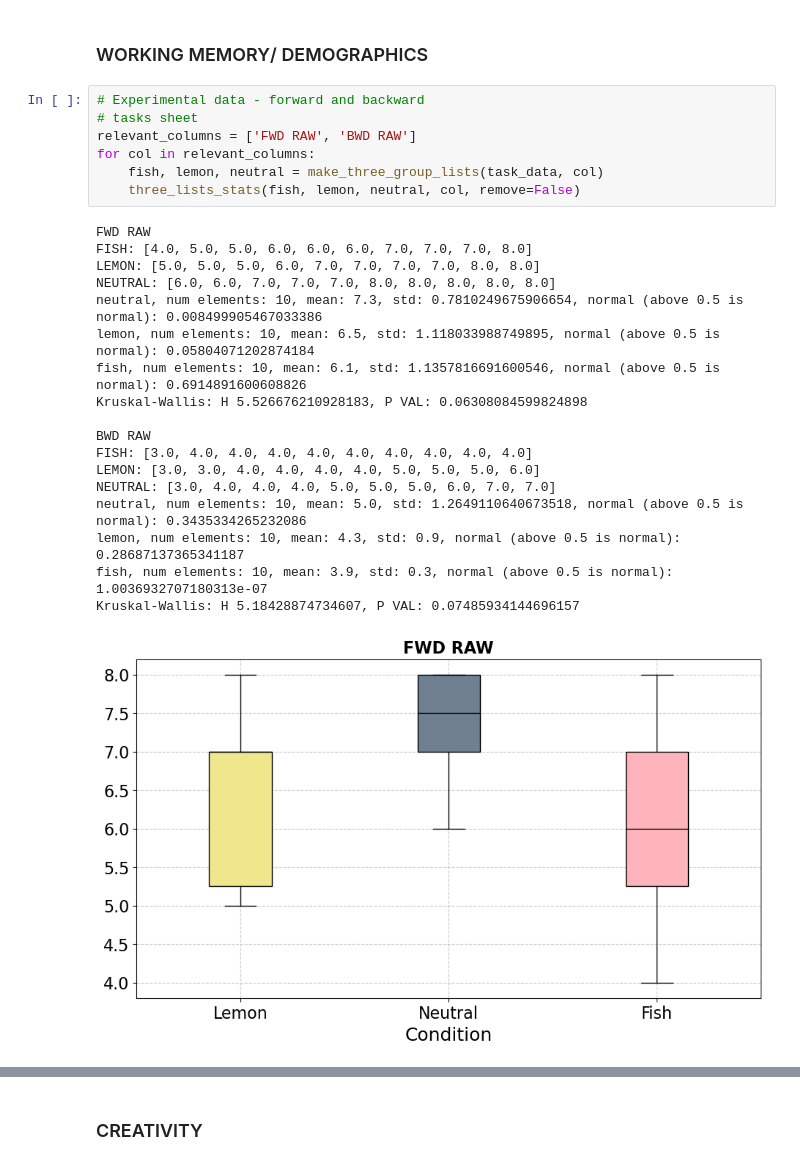
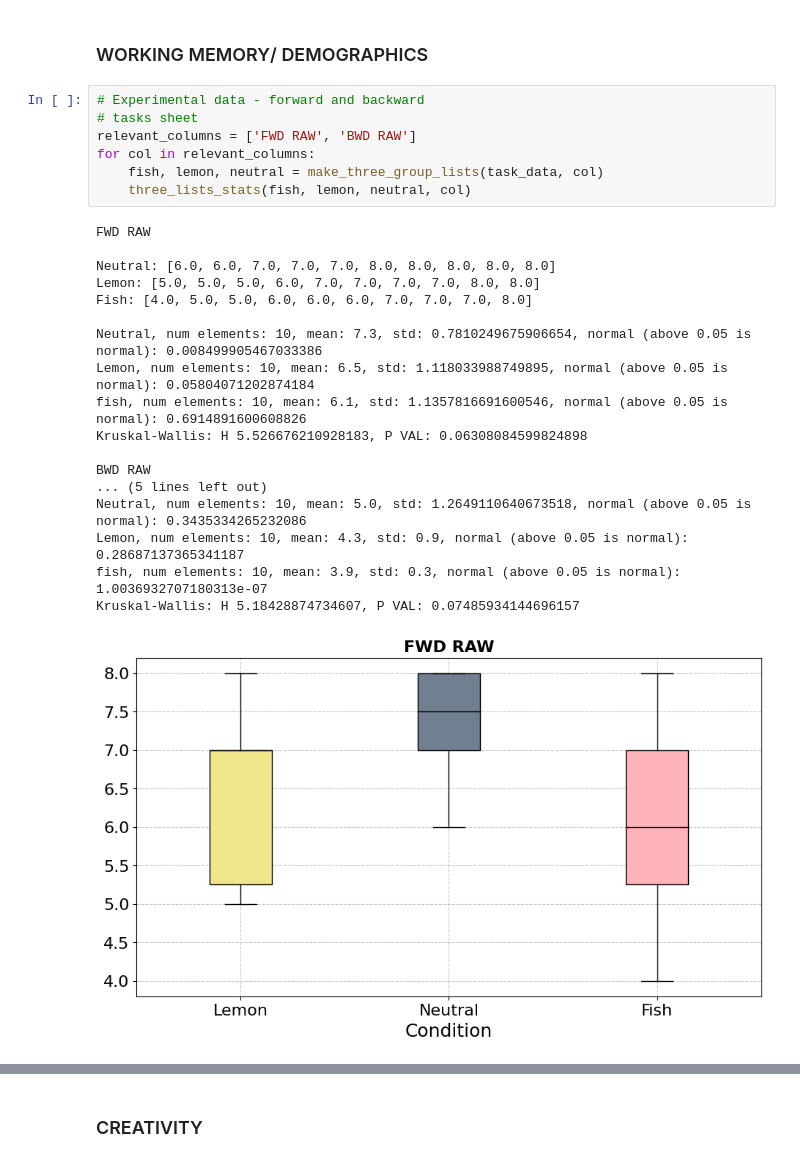
Before and after one commit to birkenstonks/smell_study_replication_package, a Jupyter notebook: rq4_cognitive_processes.ipynb, the cells around one changed output, grey strips where cells are left out. Drawn from its saved outputs; the diff is of its cells as text.

```diff
--- a/rq4_cognitive_processes.ipynb
+++ b/rq4_cognitive_processes.ipynb
@@ -13,26 +13,26 @@ mood_data = pd.read_excel("Experimental_Data_revised.xlsx", "Mood")
 # %%
 # Experimental data - forward and backward
 # tasks sheet
 relevant_columns = ['FWD RAW', 'BWD RAW']
 for col in relevant_columns:
     fish, lemon, neutral = make_three_group_lists(task_data, col)
-    three_lists_stats(fish, lemon, neutral, col, remove=False)
+    three_lists_stats(fish, lemon, neutral, col)
 # %% [output]
 FWD RAW
-FISH: [4.0, 5.0, 5.0, 6.0, 6.0, 6.0, 7.0, 7.0, 7.0, 8.0]
-LEMON: [5.0, 5.0, 5.0, 6.0, 7.0, 7.0, 7.0, 7.0, 8.0, 8.0]
-NEUTRAL: [6.0, 6.0, 7.0, 7.0, 7.0, 8.0, 8.0, 8.0, 8.0, 8.0]
-neutral, num elements: 10, mean: 7.3, std: 0.7810249675906654, normal (above 0.5 is normal): 0.008499905467033386
-lemon, num elements: 10, mean: 6.5, std: 1.118033988749895, normal (above 0.5 is normal): 0.05804071202874184
-fish, num elements: 10, mean: 6.1, std: 1.1357816691600546, normal (above 0.5 is normal): 0.6914891600608826
+
+Neutral: [6.0, 6.0, 7.0, 7.0, 7.0, 8.0, 8.0, 8.0, 8.0, 8.0]
+Lemon: [5.0, 5.0, 5.0, 6.0, 7.0, 7.0, 7.0, 7.0, 8.0, 8.0]
+Fish: [4.0, 5.0, 5.0, 6.0, 6.0, 6.0, 7.0, 7.0, 7.0, 8.0]
+
+Neutral, num elements: 10, mean: 7.3, std: 0.7810249675906654, normal (above 0.05 is normal): 0.008499905467033386
+Lemon, num elements: 10, mean: 6.5, std: 1.118033988749895, normal (above 0.05 is normal): 0.05804071202874184
+fish, num elements: 10, mean: 6.1, std: 1.1357816691600546, normal (above 0.05 is normal): 0.6914891600608826
 Kruskal-Wallis: H 5.526676210928183, P VAL: 0.06308084599824898
 
 BWD RAW
-FISH: [3.0, 4.0, 4.0, 4.0, 4.0, 4.0, 4.0, 4.0, 4.0, 4.0]
-LEMON: [3.0, 3.0, 4.0, 4.0, 4.0, 4.0, 5.0, 5.0, 5.0, 6.0]
-NEUTRAL: [3.0, 4.0, 4.0, 4.0, 5.0, 5.0, 5.0, 6.0, 7.0, 7.0]
-neutral, num elements: 10, mean: 5.0, std: 1.2649110640673518, normal (above 0.5 is normal): 0.3435334265232086
-lemon, num elements: 10, mean: 4.3, std: 0.9, normal (above 0.5 is normal): 0.28687137365341187
-fish, num elements: 10, mean: 3.9, std: 0.3, normal (above 0.5 is normal): 1.0036932707180313e-07
+... (5 lines left out)
+Neutral, num elements: 10, mean: 5.0, std: 1.2649110640673518, normal (above 0.05 is normal): 0.3435334265232086
+Lemon, num elements: 10, mean: 4.3, std: 0.9, normal (above 0.05 is normal): 0.28687137365341187
+fish, num elements: 10, mean: 3.9, std: 0.3, normal (above 0.05 is normal): 1.0036932707180313e-07
 Kruskal-Wallis: H 5.18428874734607, P VAL: 0.07485934144696157
-[figure, old version]
+[figure, new version]
```
Also changed, not shown: parts of 2 cells of this notebook, 4 other files.
